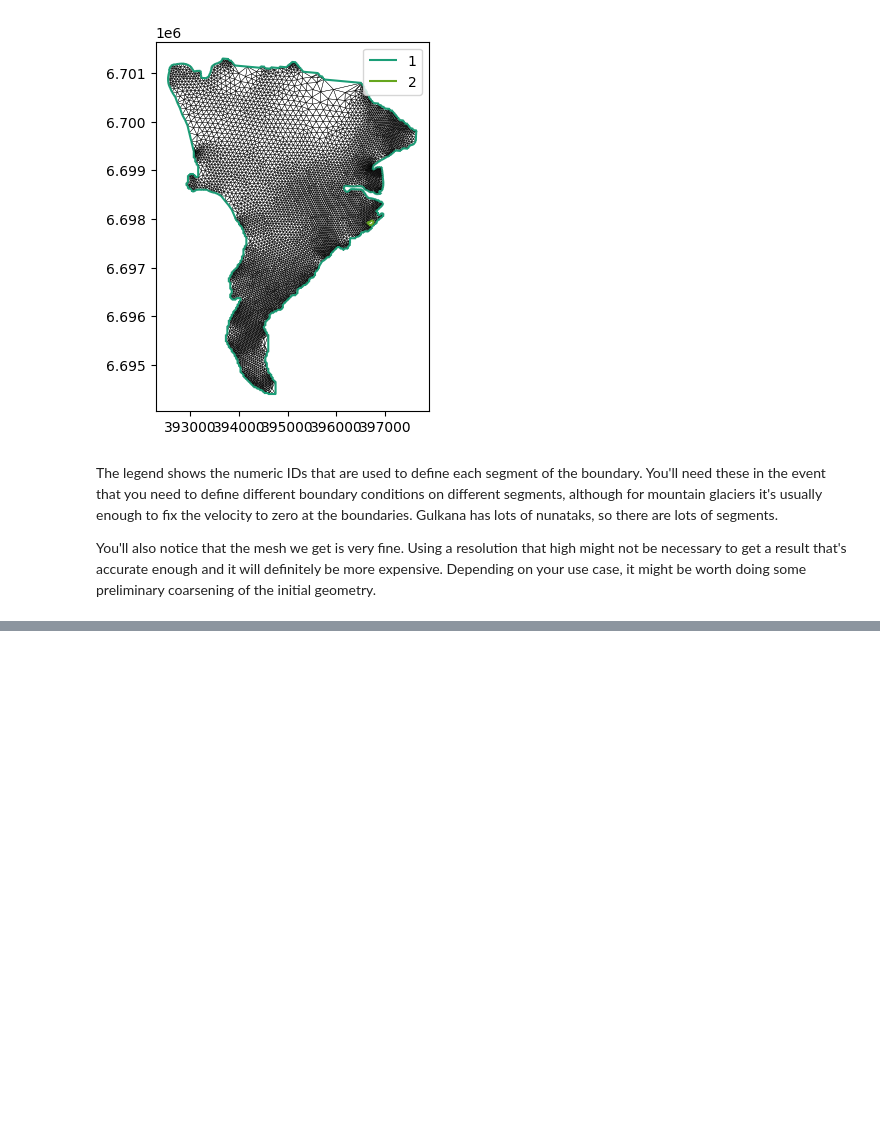
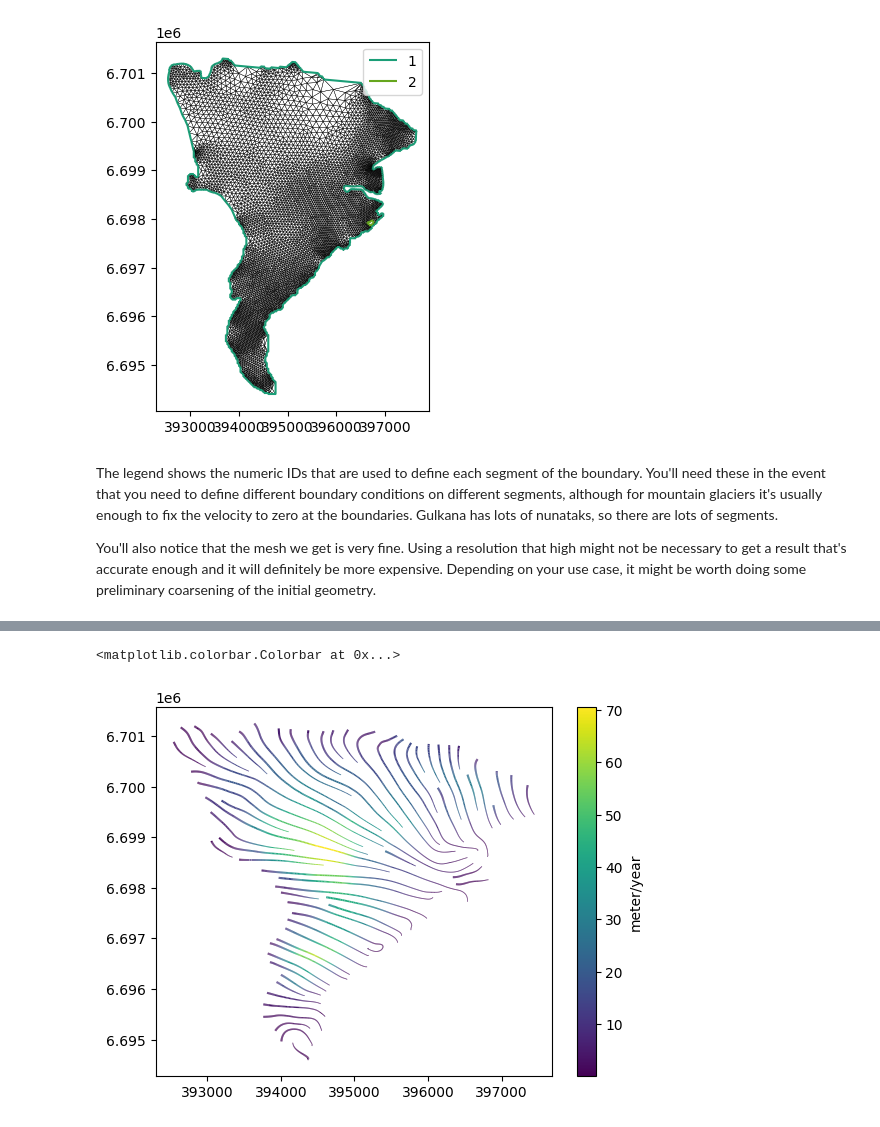
Before and after one commit to HUSILEBAI/icepack, a Jupyter notebook: practise_case/07-rgi-meshing-wolverine.ipynb, the cells around one changed output, grey strips where cells are left out. Drawn from its saved outputs; the diff is of its cells as text; code cells hidden in the pictures; blank space fills up the shorter version.

```diff
--- a/practise_case/07-rgi-meshing-wolverine.ipynb
+++ b/practise_case/07-rgi-meshing-wolverine.ipynb
@@ -173,10 +155,0 @@ vy_file = path + "ALA_G0120_0000_vy.tif"\
-# %%
-vx_file = path + 'vx.tif'
-vy_file = path + 'vy.tif'
-
-with rasterio.open(vx_file) as vx:
-    # Perform operations with the opened raster file
-    # For example, you can access metadata like this:
-    print(f"metadata for vx is \n {vx.meta}")
-with rasterio.open(vy_file) as vy:
-    print(f"metadata for vy is \n {vy.meta}")
@@ -213,0 +181,13 @@ velocity_data = xr.Dataset(velocity_file)
+# %%
+vx_file = path + 'vx.tif'
+vy_file = path + 'vy.tif'
+
+with rasterio.open(vx_file) as vx, rasterio.open(vy_file) as vy:
+    # Perform operations with the opened raster file
+    print(f"shape of the vx and vy: \n {vx.shape}, {vy.shape}")
+    print(f"metadata for vx is \n {vx.meta}")
+    print(f"metadata for vy is \n {vy.meta}")
+    # interpolate velocity
+    V = firedrake.VectorFunctionSpace(mesh, 'CG',2)
+    u0 = icepack.interpolate((vx,vy), V)
+    print(f"velocity field is {u0}")
@@ -213,0 +204,8 @@ velocity_data = xr.Dataset(velocity_file)
+# %%
+# create velocity streamlines
+fig, axes = plt.subplots()
+streamlines = firedrake.streamplot(u0, resolution=100, axes=axes) #
+fig.colorbar(streamlines, label='meter/year')
+# %% [output]
+<matplotlib.colorbar.Colorbar at 0x...>
+[figure, added]
```
Also changed, not shown: parts of 18 cells of this notebook.
